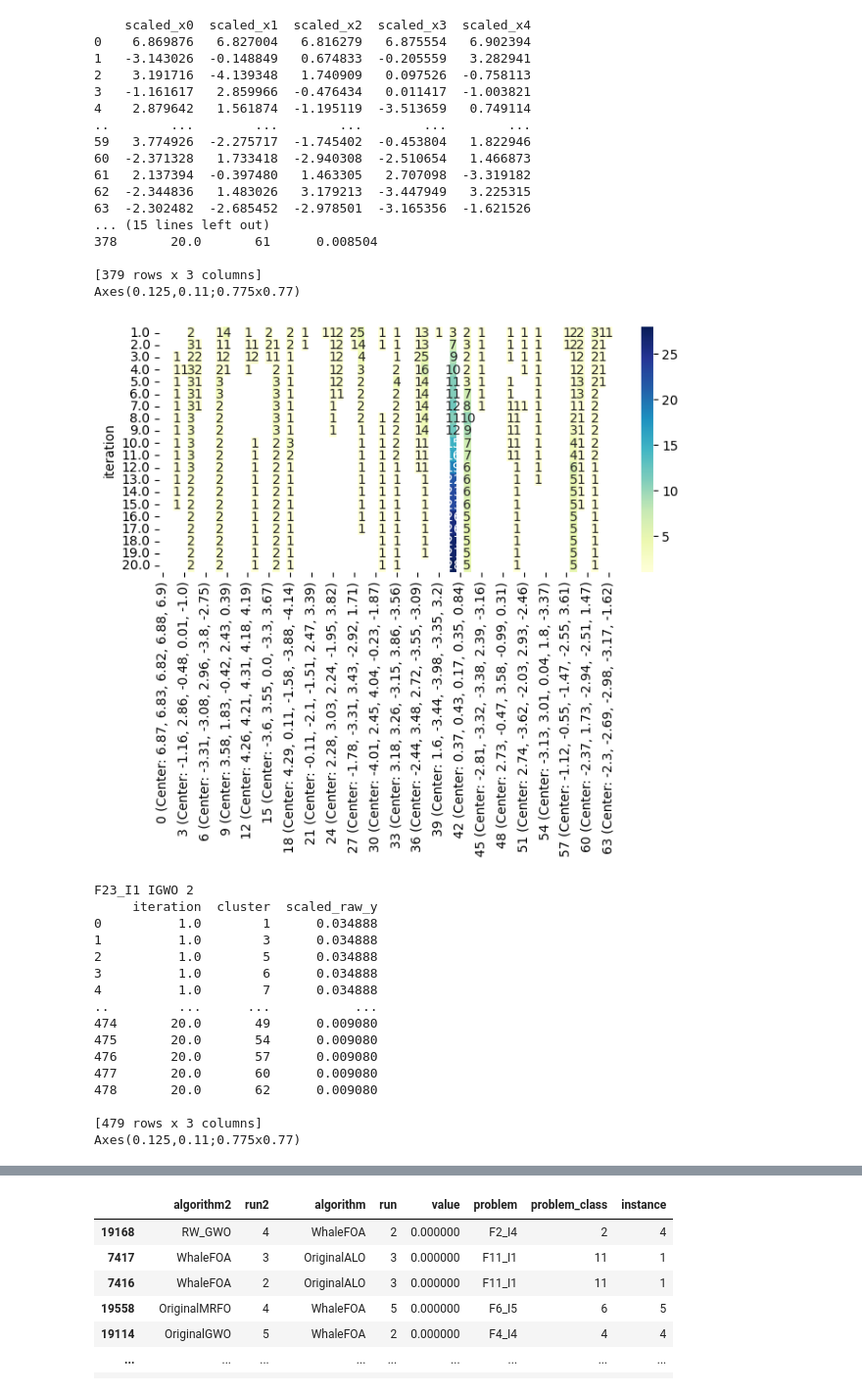
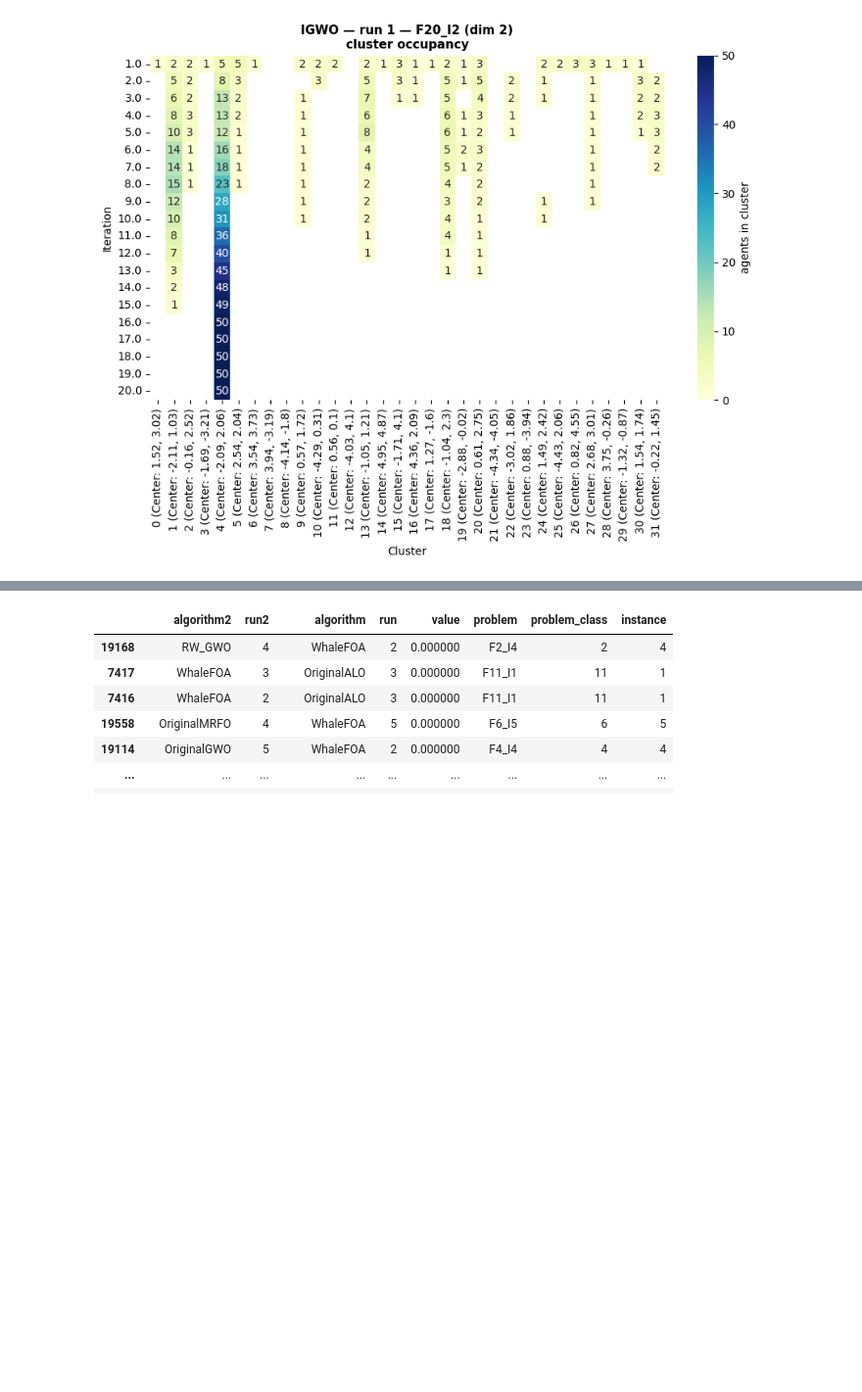
Before and after one commit to 8Timon24/Diploma-Analiza-in-vizualizacija-algoritmov-za-optimizacijo, a Jupyter notebook: 3_cluster_analysis.ipynb, the cells around one changed output, grey strips where cells are left out. Shown at 98% size. Cells and saved outputs as stored; diff of their text form; code cells hidden in the pictures; blank space fills up the shorter version.

Commit message:
Improved visualization for clustgering, entropy, exploration

```diff
--- a/3_cluster_analysis.ipynb
+++ b/3_cluster_analysis.ipynb
@@ -133,37 +239,4 @@ def visualize_multi(dimensions, problems, algorithms, runs, line_plot_y=False, p
 # %%
-visualize([5], ['F23_I1'], ['IGWO', 'RW_GWO'], [1,2], data_dir=f'data/clustering_latest', plot_y=False)
+visualize([2], ['F20_I2'], ['IGWO', 'RW_GWO'], [1,2], data_dir=f'data/clustering_latest', plot_y=False, save=True)
 # %% [output]
-    scaled_x0  scaled_x1  scaled_x2  scaled_x3  scaled_x4
-0    6.869876   6.827004   6.816279   6.875554   6.902394
-1   -3.143026  -0.148849   0.674833  -0.205559   3.282941
-2    3.191716  -4.139348   1.740909   0.097526  -0.758113
-3   -1.161617   2.859966  -0.476434   0.011417  -1.003821
-4    2.879642   1.561874  -1.195119  -3.513659   0.749114
-..        ...        ...        ...        ...        ...
-59   3.774926  -2.275717  -1.745402  -0.453804   1.822946
-60  -2.371328   1.733418  -2.940308  -2.510654   1.466873
-61   2.137394  -0.397480   1.463305   2.707098  -3.319182
-62  -2.344836   1.483026   3.179213  -3.447949   3.225315
-63  -2.302482  -2.685452  -2.978501  -3.165356  -1.621526
-... (15 lines left out)
-378       20.0       61      0.008504
-
-[379 rows x 3 columns]
-Axes(0.125,0.11;0.775x0.77)
-[figure, old version]
+[figure, new version]
-F23_I1 IGWO 2
-     iteration  cluster  scaled_raw_y
-0          1.0        1      0.034888
-1          1.0        3      0.034888
-2          1.0        5      0.034888
-3          1.0        6      0.034888
-4          1.0        7      0.034888
-..         ...      ...           ...
-474       20.0       49      0.009080
-475       20.0       54      0.009080
-476       20.0       57      0.009080
-477       20.0       60      0.009080
-478       20.0       62      0.009080
-
-[479 rows x 3 columns]
-Axes(0.125,0.11;0.775x0.77)
```
Also changed, not shown: parts of 10 cells of this notebook, 4 other files.
